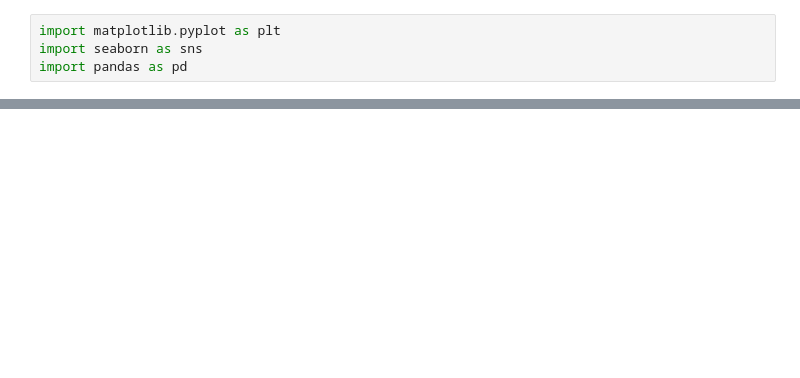
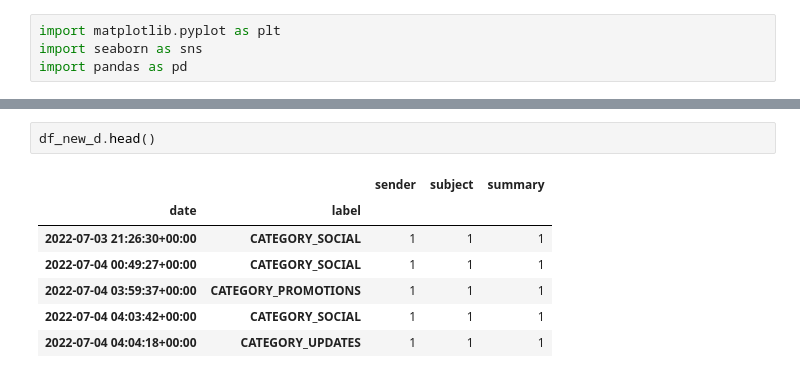
Before and after one commit to Lukas-Forst/100-Days-of-Code, a Jupyter notebook: Day60/Untitled.ipynb, the cells around one changed output, grey strips where cells are left out. Cells and saved outputs as stored; diff of their text form; blank space fills up the shorter version.

```diff
--- a/Day60/Untitled.ipynb
+++ b/Day60/Untitled.ipynb
@@ -42,0 +83,10 @@ plot.tick_params(axis='x', rotation=90)
+# %%
+df_new_d.head()
+# %% [output]
+|  |  | sender | subject | summary |
+| date | label |  |  |  |
+| 2022-07-03 21:26:30+00:00 | CATEGORY_SOCIAL | 1 | 1 | 1 |
+| 2022-07-04 00:49:27+00:00 | CATEGORY_SOCIAL | 1 | 1 | 1 |
+| 2022-07-04 03:59:37+00:00 | CATEGORY_PROMOTIONS | 1 | 1 | 1 |
+| 2022-07-04 04:03:42+00:00 | CATEGORY_SOCIAL | 1 | 1 | 1 |
+| 2022-07-04 04:04:18+00:00 | CATEGORY_UPDATES | 1 | 1 | 1 |
```
Also changed, not shown: parts of 14 cells of this notebook, 2 other files.
